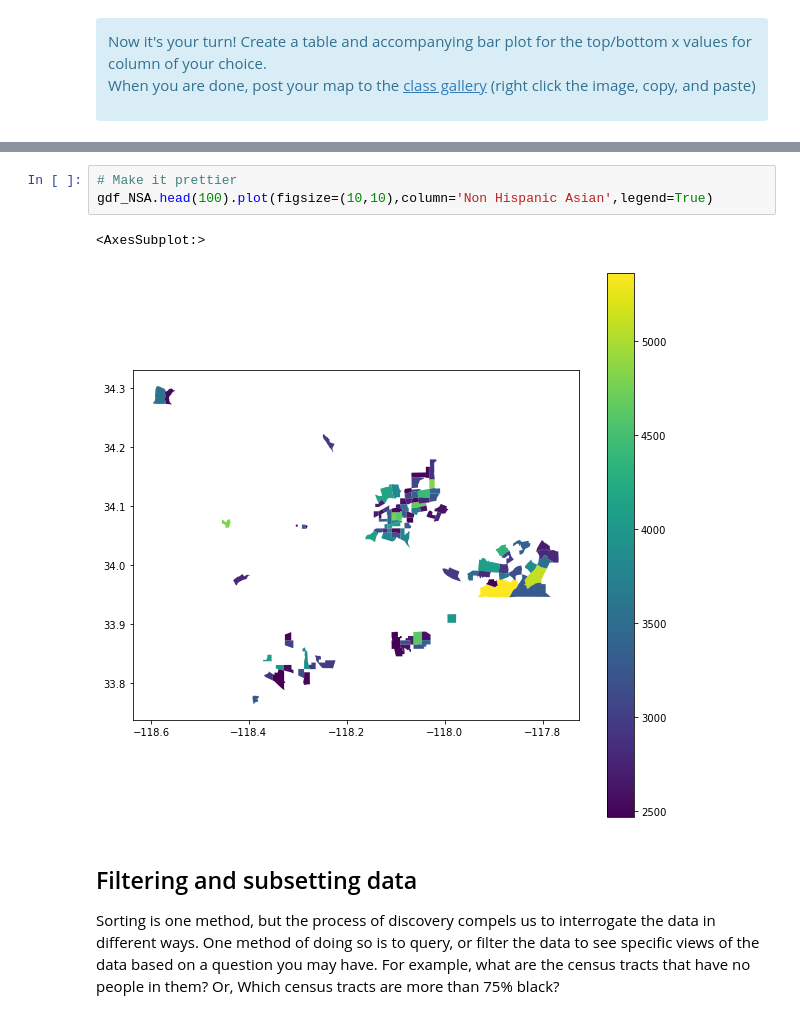
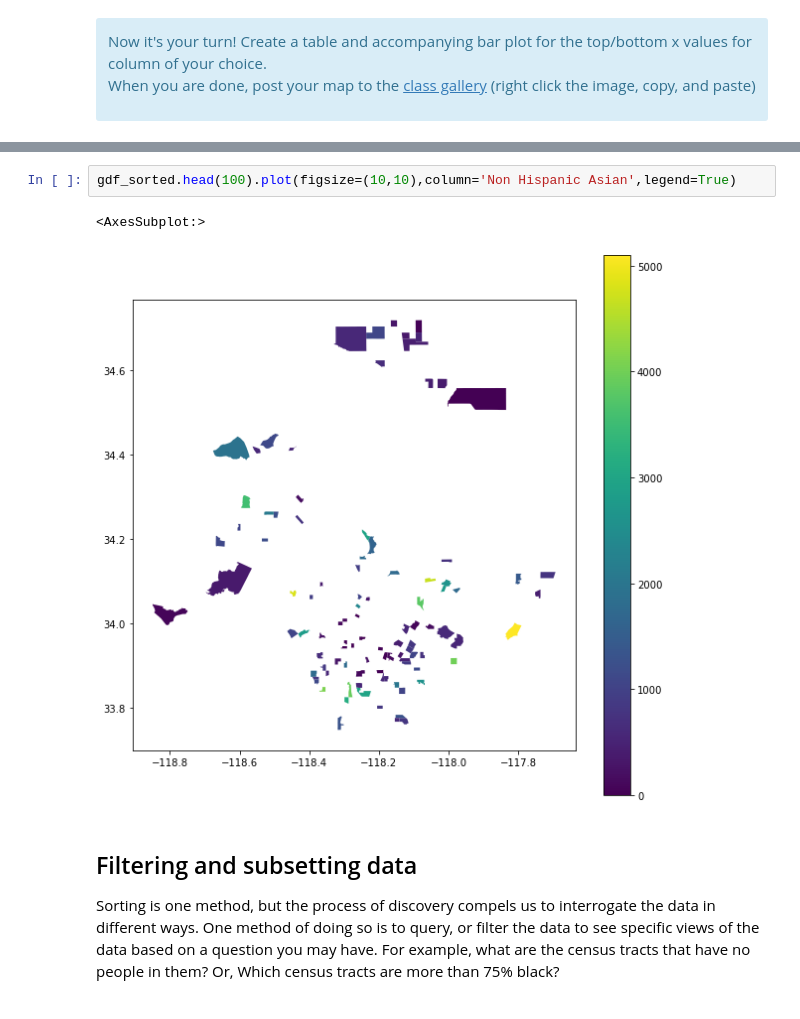
Before and after one commit to Crystalhuynh39/dh140, a Jupyter notebook: Assignment 4/Assignment04.ipynb, the cells around one changed output, grey strips where cells are left out. Drawn from its saved outputs; the diff is of its cells as text.

```diff
--- a/Assignment 4/Assignment04.ipynb
+++ b/Assignment 4/Assignment04.ipynb
@@ -465,9 +442,8 @@ gdf_NSA.head(10).plot()
 # %%
-# Make it prettier
-gdf_NSA.head(100).plot(figsize=(10,10),column='Non Hispanic Asian',legend=True)
+gdf_sorted.head(100).plot(figsize=(10,10),column='Non Hispanic Asian',legend=True)
 # %% [output]
 <AxesSubplot:>
-[figure, old version]
+[figure, new version]
 # %% [markdown]
 ## Filtering and subsetting data
 Sorting is one method, but the process of discovery compels us to interrogate the data in different ways. One method of doing so is to query, or filter the data to see specific views of the data based on a question you may have. For example, what are the census tracts that have no people in them? Or, Which census tracts are more than 75% black?
```
Also changed, not shown: parts of 8 cells of this notebook.
